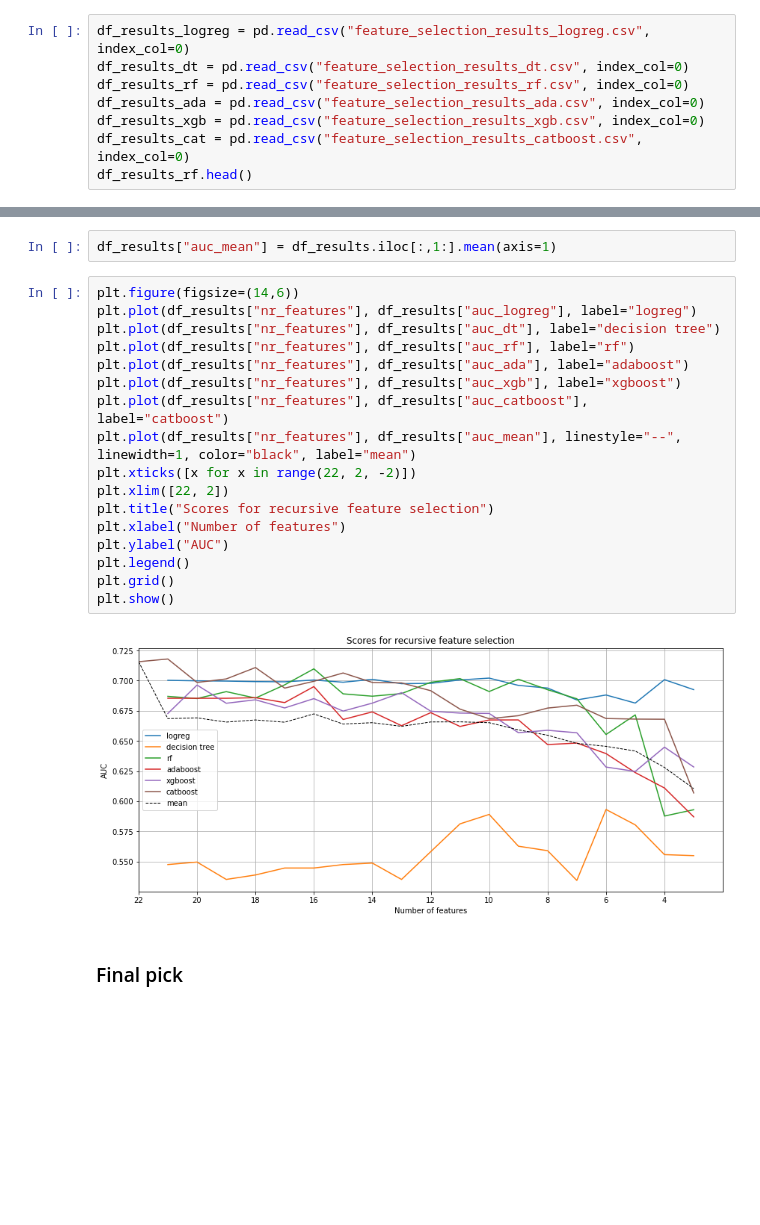
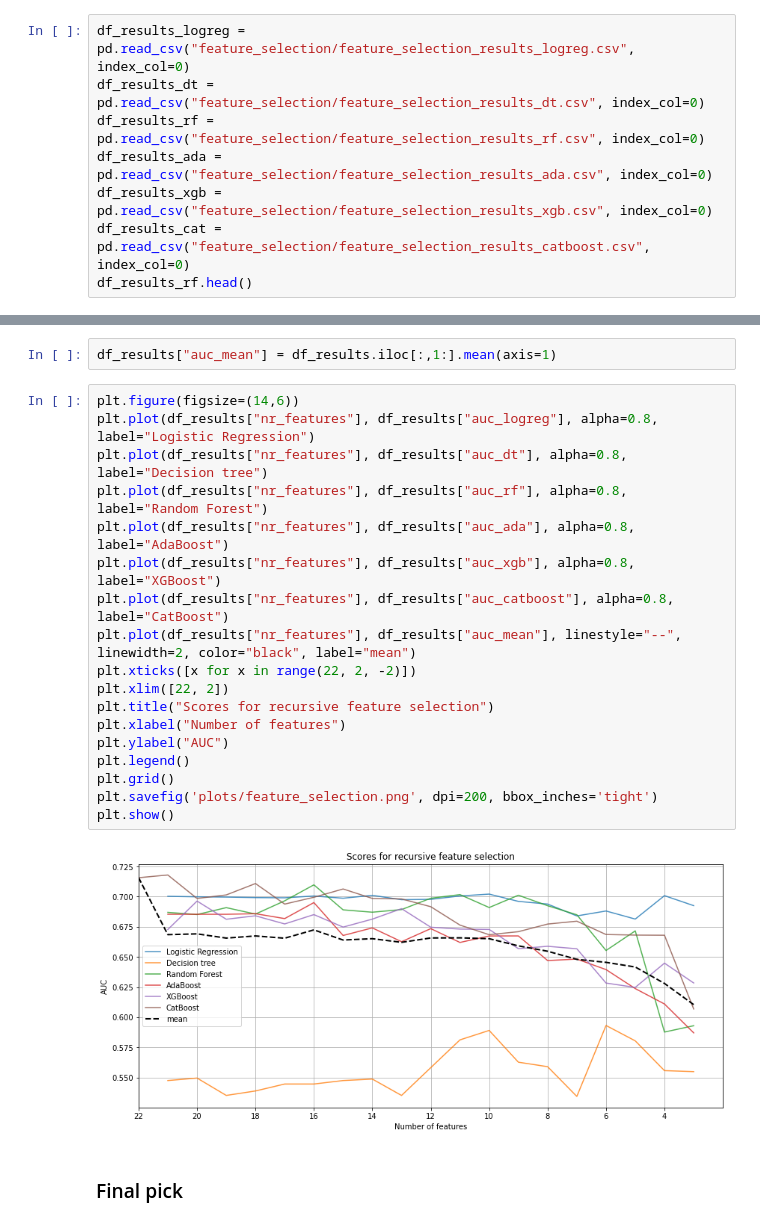
Before and after one commit to da-veed/BachelorThesis, a Jupyter notebook: data_model_step6.ipynb, the cells around one changed output, grey strips where cells are left out. Saved outputs shown, nothing was run; the diff lists cells and outputs as text; blank space fills up the shorter version.

```diff
--- a/data_model_step6.ipynb
+++ b/data_model_step6.ipynb
@@ -601,12 +626,12 @@ df_results.to_csv(f"feature_selection_results_catboost.csv")
 # %% [markdown]
 ### Get results
 # %%
-df_results_logreg = pd.read_csv("feature_selection_results_logreg.csv", index_col=0)
-df_results_dt = pd.read_csv("feature_selection_results_dt.csv", index_col=0)
-df_results_rf = pd.read_csv("feature_selection_results_rf.csv", index_col=0)
-df_results_ada = pd.read_csv("feature_selection_results_ada.csv", index_col=0)
-df_results_xgb = pd.read_csv("feature_selection_results_xgb.csv", index_col=0)
-df_results_cat = pd.read_csv("feature_selection_results_catboost.csv", index_col=0)
+df_results_logreg = pd.read_csv("feature_selection/feature_selection_results_logreg.csv", index_col=0)
+df_results_dt = pd.read_csv("feature_selection/feature_selection_results_dt.csv", index_col=0)
+df_results_rf = pd.read_csv("feature_selection/feature_selection_results_rf.csv", index_col=0)
+df_results_ada = pd.read_csv("feature_selection/feature_selection_results_ada.csv", index_col=0)
+df_results_xgb = pd.read_csv("feature_selection/feature_selection_results_xgb.csv", index_col=0)
+df_results_cat = pd.read_csv("feature_selection/feature_selection_results_catboost.csv", index_col=0)
 df_results_rf.head()
 # %% [output]
 |  | nr_features | list_features | auc |
@@ -648,23 +673,24 @@ df_results.head()
 df_results["auc_mean"] = df_results.iloc[:,1:].mean(axis=1)
 # %%
 plt.figure(figsize=(14,6))
-plt.plot(df_results["nr_features"], df_results["auc_logreg"], label="logreg")
-plt.plot(df_results["nr_features"], df_results["auc_dt"], label="decision tree")
-plt.plot(df_results["nr_features"], df_results["auc_rf"], label="rf")
-plt.plot(df_results["nr_features"], df_results["auc_ada"], label="adaboost")
-plt.plot(df_results["nr_features"], df_results["auc_xgb"], label="xgboost")
-plt.plot(df_results["nr_features"], df_results["auc_catboost"], label="catboost")
-plt.plot(df_results["nr_features"], df_results["auc_mean"], linestyle="--", linewidth=1, color="black", label="mean")
+plt.plot(df_results["nr_features"], df_results["auc_logreg"], alpha=0.8, label="Logistic Regression")
+plt.plot(df_results["nr_features"], df_results["auc_dt"], alpha=0.8, label="Decision tree")
+plt.plot(df_results["nr_features"], df_results["auc_rf"], alpha=0.8, label="Random Forest")
+plt.plot(df_results["nr_features"], df_results["auc_ada"], alpha=0.8, label="AdaBoost")
+plt.plot(df_results["nr_features"], df_results["auc_xgb"], alpha=0.8, label="XGBoost")
+plt.plot(df_results["nr_features"], df_results["auc_catboost"], alpha=0.8, label="CatBoost")
+plt.plot(df_results["nr_features"], df_results["auc_mean"], linestyle="--", linewidth=2, color="black", label="mean")
 plt.xticks([x for x in range(22, 2, -2)])
 plt.xlim([22, 2])
 plt.title("Scores for recursive feature selection")
 plt.xlabel("Number of features")
 plt.ylabel("AUC")
 plt.legend()
 plt.grid()
+plt.savefig('plots/feature_selection.png', dpi=200, bbox_inches='tight')
 plt.show()
 # %% [output]
-[figure, old version]
+[figure, new version]
 # %% [markdown]
 ### Final pick
 # %%
```
Also changed, not shown: parts of 3 cells of this notebook, 29 other files.
